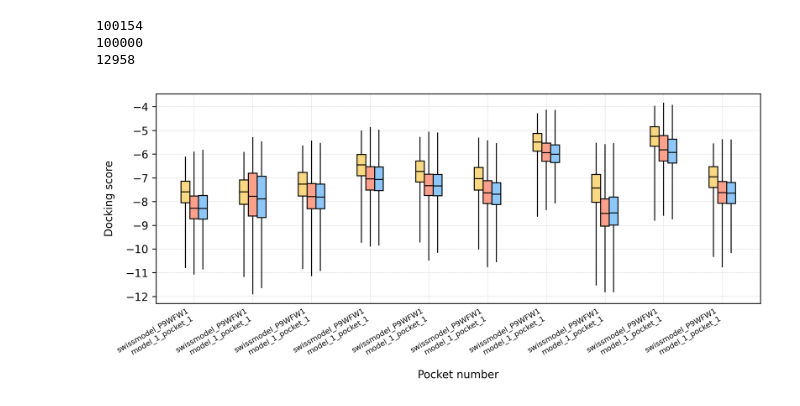
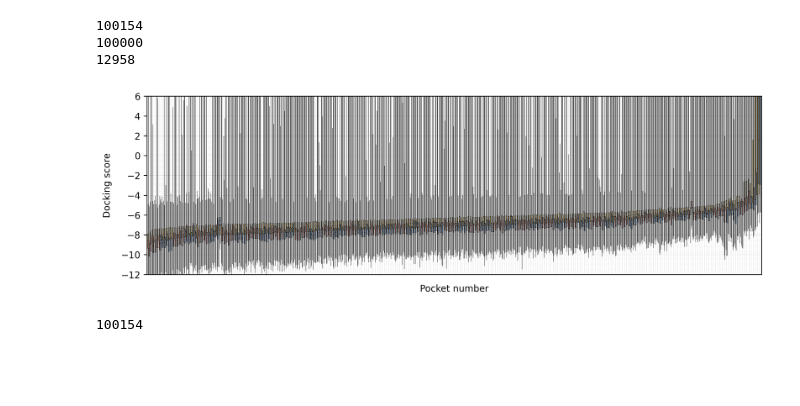
Before and after one commit to ersilia-os/mtb-targeted-protein-degradation, a Jupyter notebook: notebooks/sanity_checks.ipynb, the cells around one changed output. Saved outputs shown, nothing was run; the diff lists cells and outputs as text; code cells hidden in the pictures; blank space fills up the shorter version.

Commit message:
fixing bug docking scores

```diff
--- a/notebooks/sanity_checks.ipynb
+++ b/notebooks/sanity_checks.ipynb
@@ -38,13 +38,13 @@ DOCKING_RESULTS_REAL_BACKGROUND = {}
 
 # For each pocket
 for pocket in tqdm(sorted(os.listdir(PATH_TO_DOCKING_RESULTS_ORIGINAL))[:]):
-    if pocket in POCKETS_TO_ANALYZE:
+    # if pocket in POCKETS_TO_ANALYZE:
         scores = pd.read_csv(os.path.join(PATH_TO_DOCKING_RESULTS_ORIGINAL, pocket, 'report.csv'))
         DOCKING_RESULTS_ORIGINAL[pocket] = {i: j for i, j in zip(scores['compound'], scores['score'])}
 
 # For each pocket
 for pocket in tqdm(sorted(os.listdir(PATH_TO_DOCKING_RESULTS_REAL))[:]):
-    if pocket in POCKETS_TO_ANALYZE:
+    # if pocket in POCKETS_TO_ANALYZE:
         try:
             scores = pd.read_csv(os.path.join(PATH_TO_DOCKING_RESULTS_REAL, pocket, 'report.csv'))
             DOCKING_RESULTS_REAL[pocket] = {i: j for i, j in zip(scores['compound'][:100000], scores['score'][:100000])}
@@ -61,25 +61,43 @@ print(len(DOCKING_RESULTS_REAL_BACKGROUND['alphafold3_P9WFT1_model_4_pocket_2'])
 12958
 # %%
 def simple_boxplot(ax, x, y, c, width):
-    ax.boxplot(y, positions=[x], widths=width, patch_artist=True, whis=[0, 99], showfliers=False,
-               boxprops=dict(facecolor=c, color='black', lw=0.9),
-               medianprops=dict(color='black', lw=0.9),
-               whiskerprops=dict(color='black', lw=0.9),
-               capprops=dict(color='none', lw=0.9))
+    lw = 0.2
+    lw = 0.35  # only for the reduced version
+    ax.boxplot(y, positions=[x], widths=width, patch_artist=True, whis=[0, 100], showfliers=False,
+               boxprops=dict(facecolor=c, color='black', lw=lw),
+               medianprops=dict(color='black', lw=lw),
+               whiskerprops=dict(color='black', lw=lw),
+               capprops=dict(color='none', lw=lw))
+
+def simple_boxplot_label(ax, x, y, c, width, label):
+    lw = 0.35
+    ax.boxplot(y, positions=[x], widths=width, patch_artist=True, whis=[0, 100], showfliers=False, label=label,
+               boxprops=dict(facecolor=c, color='black', lw=lw),
+               medianprops=dict(color='black', lw=lw),
+               whiskerprops=dict(color='black', lw=lw),
+               capprops=dict(color='none', lw=lw))
+# %%
+ind = np.argsort([np.median(list(DOCKING_RESULTS_ORIGINAL[x].values())) for x in sorted(DOCKING_RESULTS_ORIGINAL)])
 # %%
-fig, ax = plt.subplots(figsize=(10, 3.5))
+fig, ax = plt.subplots(figsize=(12, 3.5))
 
-for c, pock in enumerate(sorted(DOCKING_RESULTS_ORIGINAL)):
-    w = 0.15
+for c, pock in enumerate(np.array(sorted(DOCKING_RESULTS_ORIGINAL))[ind]):
+    w = 0.25
     simple_boxplot(ax, c-w, DOCKING_RESULTS_ORIGINAL[pock].values(), c="#FAD782", width=w)
     simple_boxplot(ax, c, DOCKING_RESULTS_REAL[pock].values(), c="#FAA08B", width=w)
     simple_boxplot(ax, c+w, DOCKING_RESULTS_REAL_BACKGROUND[pock].values(), c="#8DC7FA", width=w)
 
-plt.xticks([i for i in range(len(DOCKING_RESULTS_ORIGINAL))], [pock.replace("_model", "\nmodel") for i in sorted(DOCKING_RESULTS_ORIGINAL)], rotation=30, ha='right', size=7)
+# plt.xticks([i for i in range(len(DOCKING_RESULTS_ORIGINAL))], [pock.replace("_model", "\nmodel") for i in sorted(DOCKING_RESULTS_ORIGINAL)], rotation=30, ha='right', size=7)
+plt.xticks([i for i in range(len(DOCKING_RESULTS_ORIGINAL))], ["" for i in sorted(DOCKING_RESULTS_ORIGINAL)], rotation=30, ha='right', size=7)
 plt.tick_params(axis='x', length=0)
 plt.grid(linestyle='--', zorder=-2, lw=0.2)
 plt.xlabel("Pocket number", labelpad=7)
 plt.ylabel("Docking score", labelpad=10)
+plt.ylim([-12, 6])
 plt.show()
 # %% [output]
-[figure, old version]
+[figure, new version]
+# %%
+len(DOCKING_RESULTS_ORIGINAL[pock])
+# %% [output]
+100154
```
Also changed, not shown: parts of 18 cells of this notebook, 1 other file.
